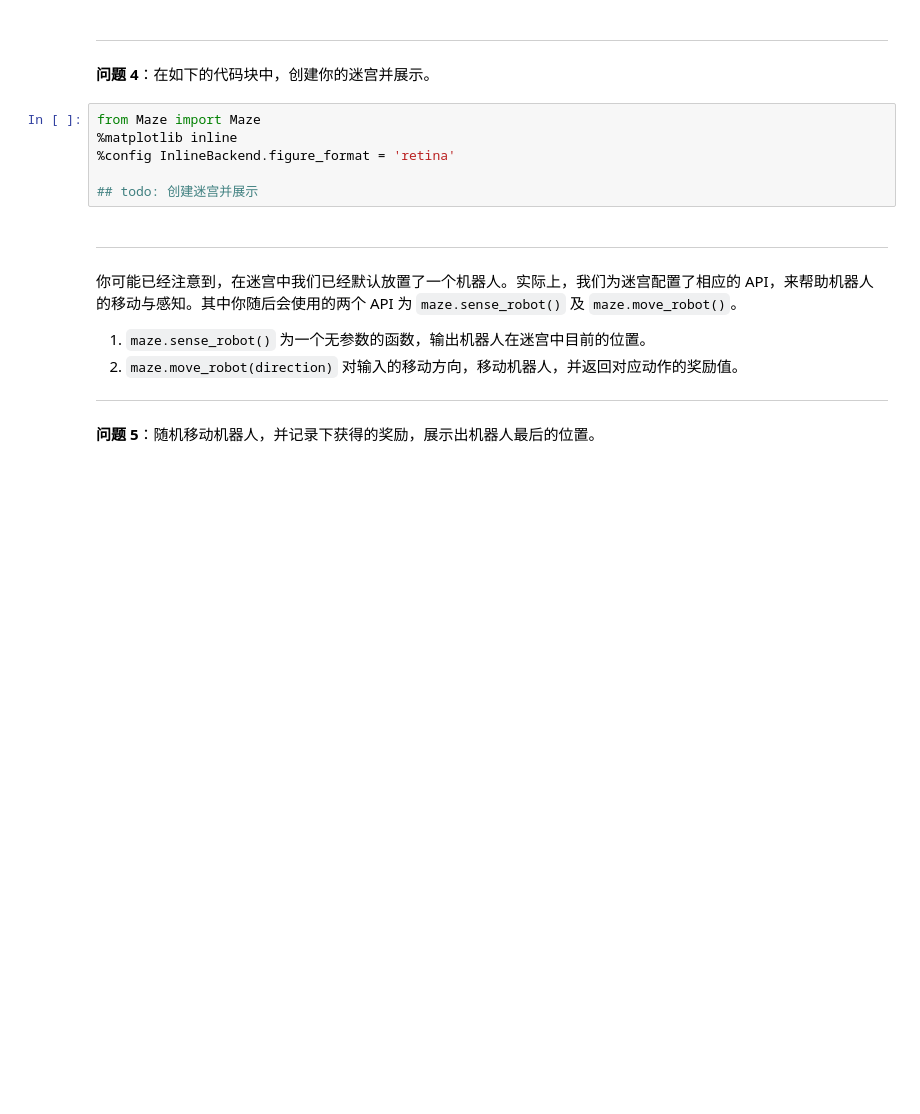
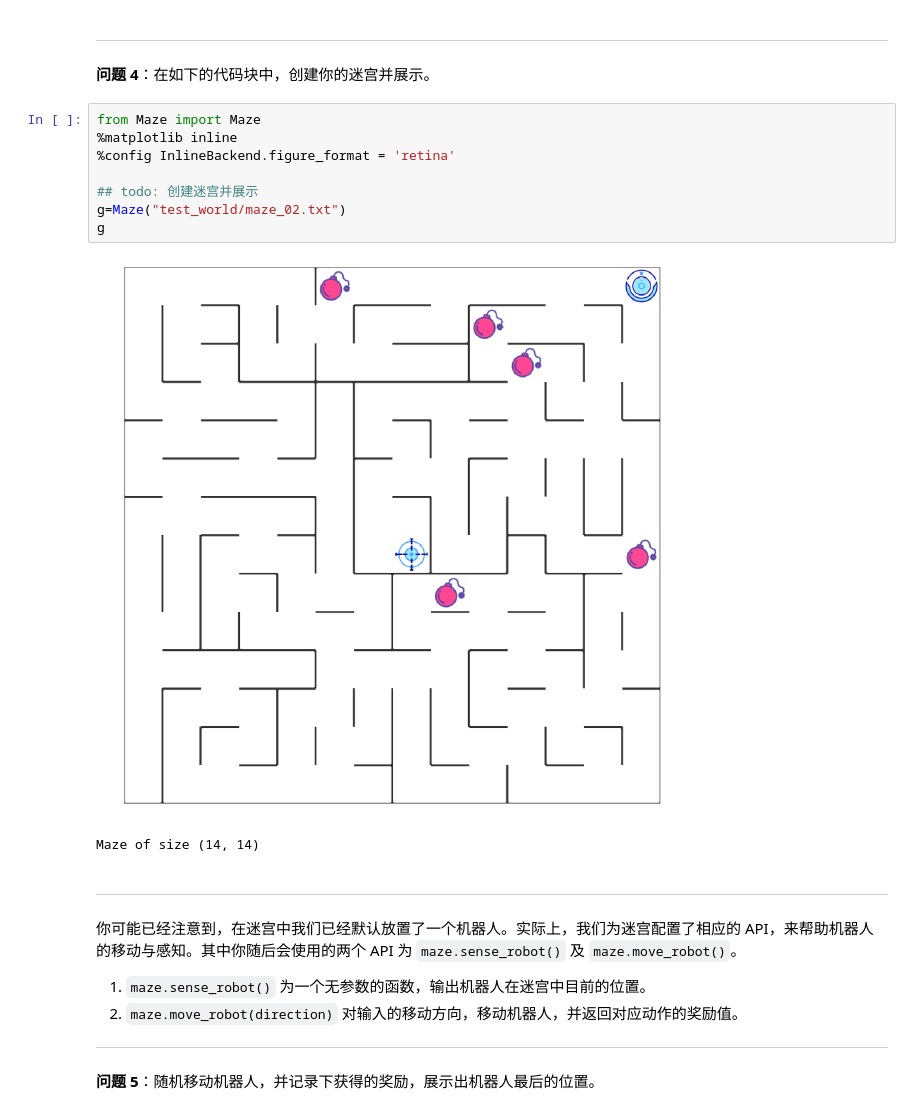
Before and after one commit to lb01yeah/ML_Learn_UdaCity, a Jupyter notebook: 05_RL/L8_P5/MLND_CN_P5_Reinforcement_Learning-master/robot_maze.ipynb, the cells around one changed output. Drawn from its saved outputs; the diff is of its cells as text; blank space fills up the shorter version.

```diff
--- a/05_RL/L8_P5/MLND_CN_P5_Reinforcement_Learning-master/robot_maze.ipynb
+++ b/05_RL/L8_P5/MLND_CN_P5_Reinforcement_Learning-master/robot_maze.ipynb
@@ -151,9 +156,14 @@ def choose_action(epsilon):
 # %%
 from Maze import Maze
 %matplotlib inline
 %config InlineBackend.figure_format = 'retina'
 
 ## todo: 创建迷宫并展示
+g=Maze("test_world/maze_02.txt")
+g
+# %% [output]
+[figure, added]
+Maze of size (14, 14)
 # %% [markdown]
 ---
 
```
Also changed, not shown: parts of 5 cells of this notebook, 1 other file.
